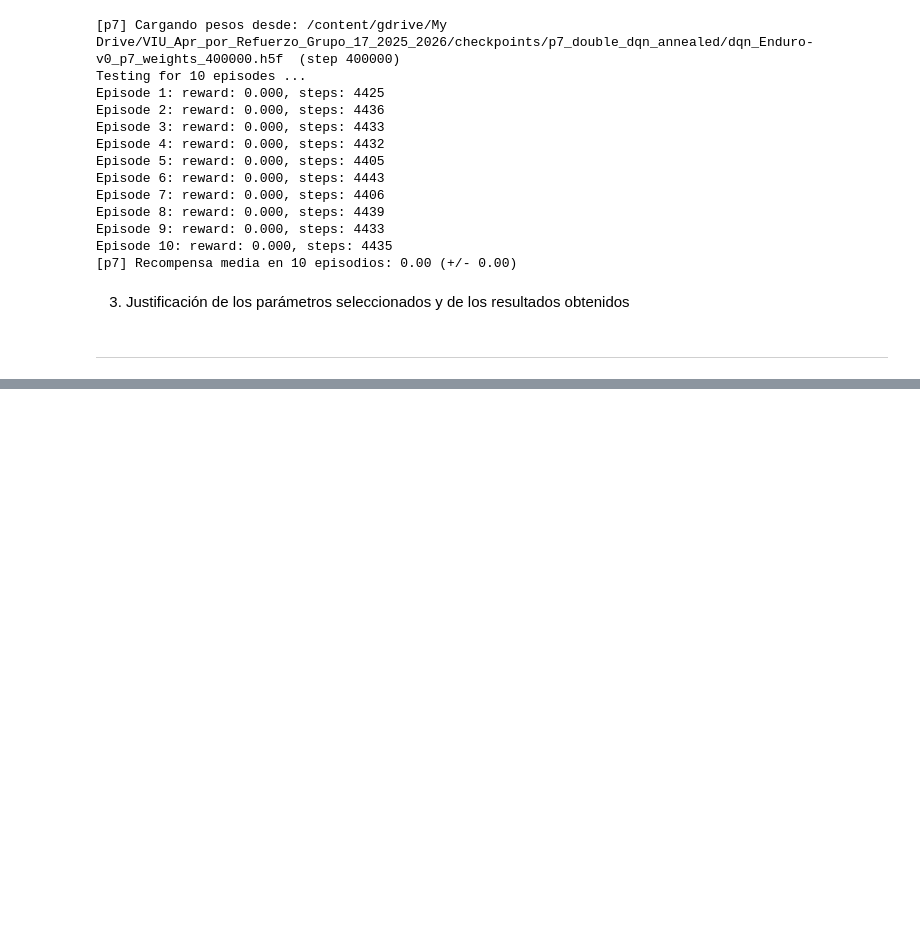
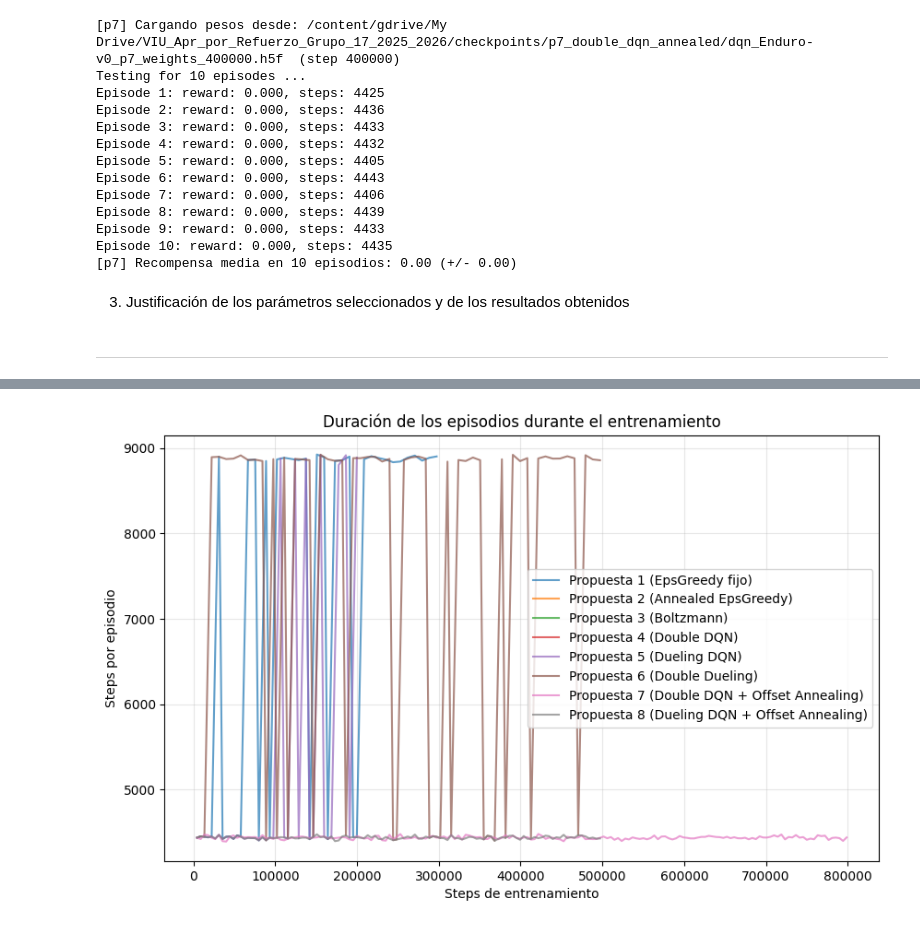
Before and after one commit to Williams-MP/VIU_Apr_por_Refuerzo_Grupo_17_2025_2026, a Jupyter notebook: Proyecto_práctico_Angel.ipynb, the cells around one changed output, grey strips where cells are left out. Saved outputs shown, nothing was run; the diff lists cells and outputs as text; code cells hidden in the pictures; blank space fills up the shorter version.

```diff
--- a/Proyecto_práctico_Angel.ipynb
+++ b/Proyecto_práctico_Angel.ipynb
@@ -696,0 +764,15 @@ Episode 10: reward: 0.000, steps: 4435
+# %%
+# Gráfica 3: duración media de los episodios (nb_episode_steps) como proxy de
+# cuánto tiempo sobrevive / avanza el coche antes de terminar el episodio
+plt.figure(figsize=(10, 6))
+for label, log in logs.items():
+    plt.plot(log['nb_steps'], log['nb_episode_steps'], label=label, alpha=0.7)
+plt.xlabel('Steps de entrenamiento')
+plt.ylabel('Steps por episodio')
+plt.title('Duración de los episodios durante el entrenamiento')
+plt.legend()
+plt.grid(alpha=0.3)
+plt.savefig('duracion_episodios.pdf')
+plt.show()
+# %% [output]
+[figure, added]
```
Also changed, not shown: parts of 5 cells of this notebook, 5 other files.
